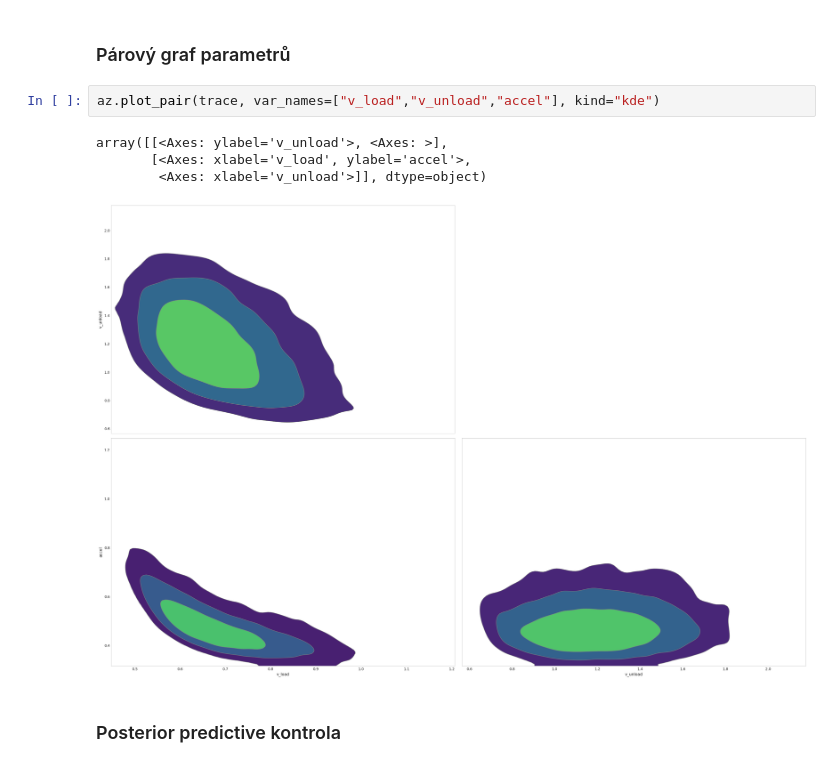
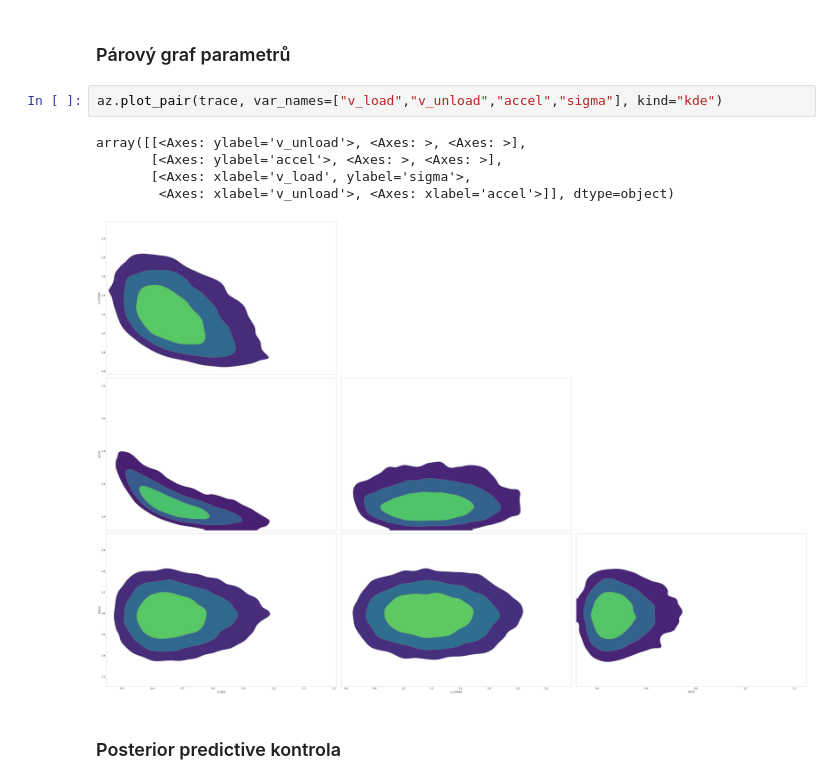
Before and after one commit to UsmanovSla/MGD-RSS, a Jupyter notebook: model/05_CalibrationModel/CM_01_BayesCalibration.ipynb, the cells around one changed output. Saved outputs shown, nothing was run; the diff lists cells and outputs as text.

Commit message:
Correction label chart

```diff
--- a/model/05_CalibrationModel/CM_01_BayesCalibration.ipynb
+++ b/model/05_CalibrationModel/CM_01_BayesCalibration.ipynb
@@ -196,12 +201,13 @@ array([[<Axes: title={'center': 'v_load'}>,
 # %% [markdown]
 ### Párový graf parametrů
 # %%
-az.plot_pair(trace, var_names=["v_load","v_unload","accel"], kind="kde")
+az.plot_pair(trace, var_names=["v_load","v_unload","accel","sigma"], kind="kde")
 # %% [output]
-array([[<Axes: ylabel='v_unload'>, <Axes: >],
-       [<Axes: xlabel='v_load', ylabel='accel'>,
-        <Axes: xlabel='v_unload'>]], dtype=object)
+array([[<Axes: ylabel='v_unload'>, <Axes: >, <Axes: >],
+       [<Axes: ylabel='accel'>, <Axes: >, <Axes: >],
+       [<Axes: xlabel='v_load', ylabel='sigma'>,
+        <Axes: xlabel='v_unload'>, <Axes: xlabel='accel'>]], dtype=object)
-[figure, old version]
+[figure, new version]
 # %% [markdown]
 ### Posterior predictive kontrola
 # %%
```
Also changed, not shown: parts of 3 cells of this notebook, 13 other files.
